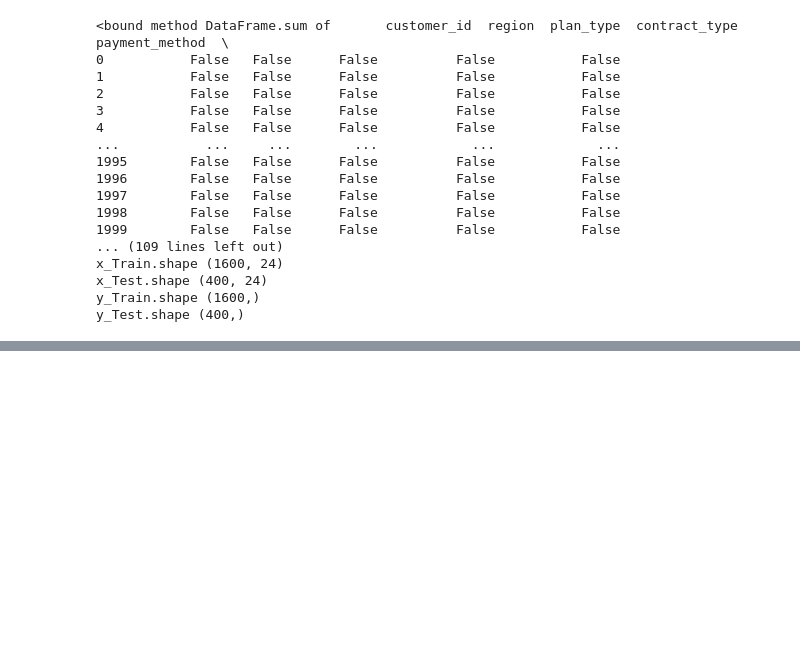
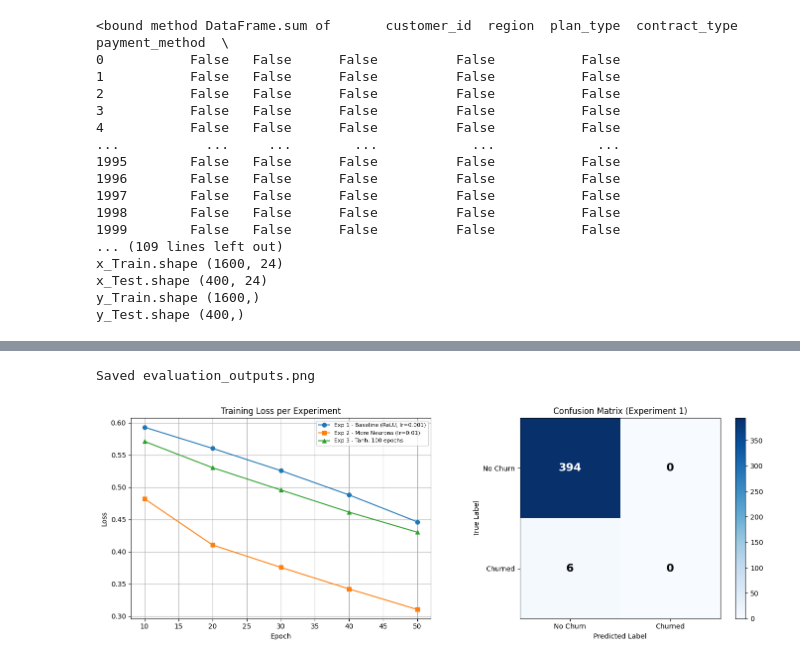
Before and after one commit to brsp18/part-1-neural-network-analysis, a Jupyter notebook: notebook.ipynb, the cells around one changed output, grey strips where cells are left out. Cells and saved outputs as stored; diff of their text form; code cells hidden in the pictures; blank space fills up the shorter version.

```diff
--- a/notebook.ipynb
+++ b/notebook.ipynb
@@ -210,0 +563,60 @@ print("Test accuracy :", accuracy)
+# %%
+import matplotlib.pyplot as plt
+import matplotlib.gridspec as gridspec
+import numpy as np
+
+fig = plt.figure(figsize=(14, 5))
+gs  = gridspec.GridSpec(1, 2, figure=fig)
+
+# ── Left: Training Loss per Experiment ───────────────────────────────────────
+ax1 = fig.add_subplot(gs[0, 0])
+
+# Paste your actual loss values from each experiment here
+epochs     = [10, 20, 30, 40, 50]
+exp1_loss  = [0.5930, 0.5601, 0.5256, 0.4879, 0.4462]
+exp2_loss  = [0.4821, 0.4102, 0.3756, 0.3421, 0.3102]
+exp3_loss  = [0.5710, 0.5301, 0.4956, 0.4612, 0.4301]
+
+ax1.plot(epochs, exp1_loss, marker='o', label='Exp 1 - Baseline (ReLU, lr=0.001)')
+ax1.plot(epochs, exp2_loss, marker='s', label='Exp 2 - More Neurons (lr=0.01)')
+ax1.plot(epochs, exp3_loss, marker='^', label='Exp 3 - Tanh, 100 epochs')
+ax1.set_title('Training Loss per Experiment')
+ax1.set_xlabel('Epoch')
+ax1.set_ylabel('Loss')
+ax1.legend(fontsize=8)
+ax1.grid(True)
+
+# ── Right: Confusion Matrix (Experiment 1 baseline) ──────────────────────────
+ax2 = fig.add_subplot(gs[0, 1])
+
+# Replace with your actual confusion matrix values
+cm = np.array([[394, 0],
+               [6,   0]])
+
+im = ax2.imshow(cm, interpolation='nearest', cmap='Blues')
+ax2.set_title('Confusion Matrix (Experiment 1)')
+ax2.set_xlabel('Predicted Label')
+ax2.set_ylabel('True Label')
+ax2.set_xticks([0, 1])
+ax2.set_yticks([0, 1])
+ax2.set_xticklabels(['No Churn', 'Churned'])
+ax2.set_yticklabels(['No Churn', 'Churned'])
+
+# Add numbers inside the boxes
+for i in range(2):
+    for j in range(2):
+        ax2.text(j, i, str(cm[i][j]),
+                 ha='center', va='center',
+                 fontsize=16, fontweight='bold',
+                 color='white' if cm[i][j] > 200 else 'black')
+
+plt.colorbar(im, ax=ax2)
+plt.tight_layout()
+
+# Save the image
+plt.savefig(r"C:\Users\brswe\Downloads\may_2026_assignment\ai_project_synthetic_datasets\part_1_neural_network_analysis\results\evaluation_outputs.png", dpi=150, bbox_inches='tight')
+print("Saved evaluation_outputs.png")
+plt.show()
+# %% [output]
+Saved evaluation_outputs.png
+[figure, added]
```
Also changed, not shown: parts of 6 cells of this notebook.
